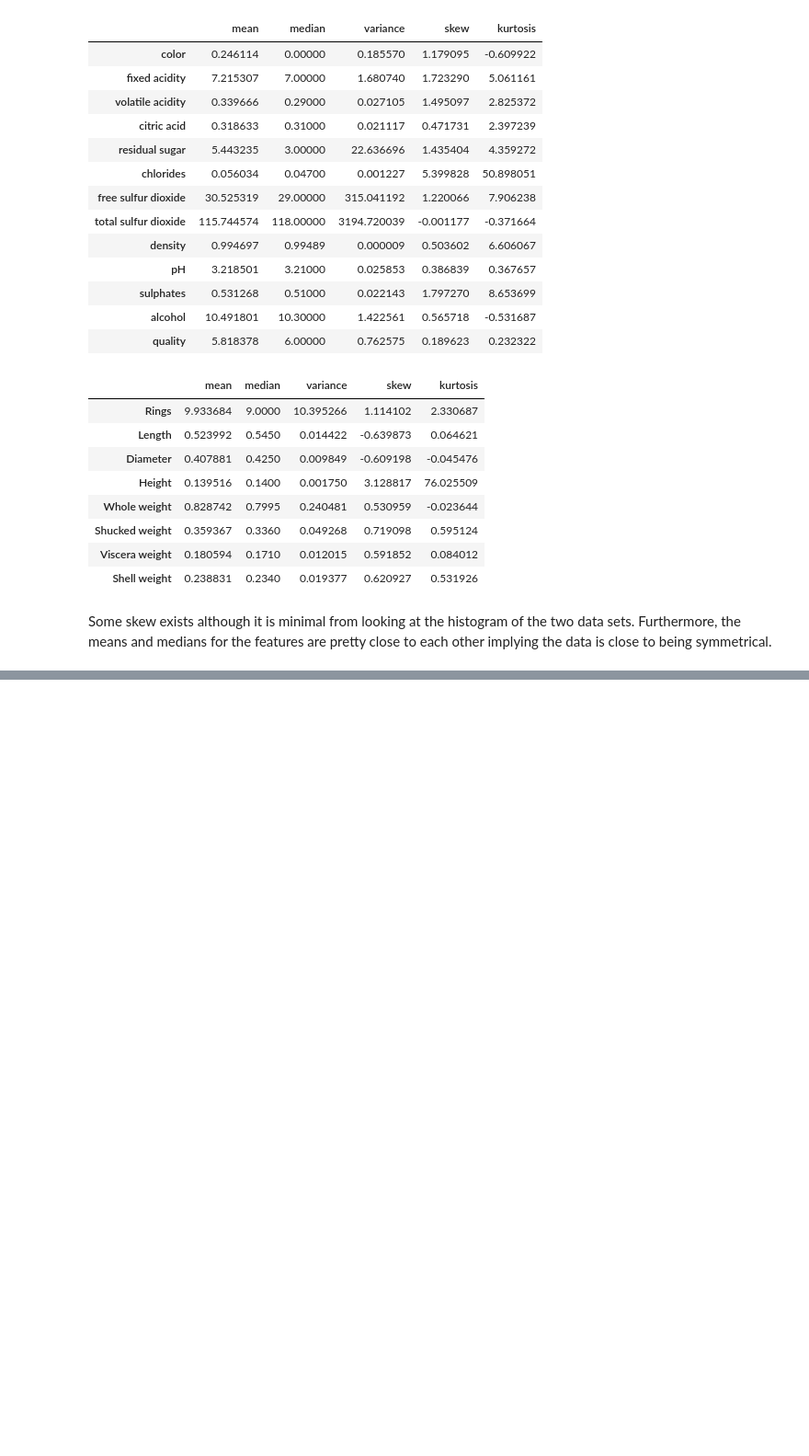
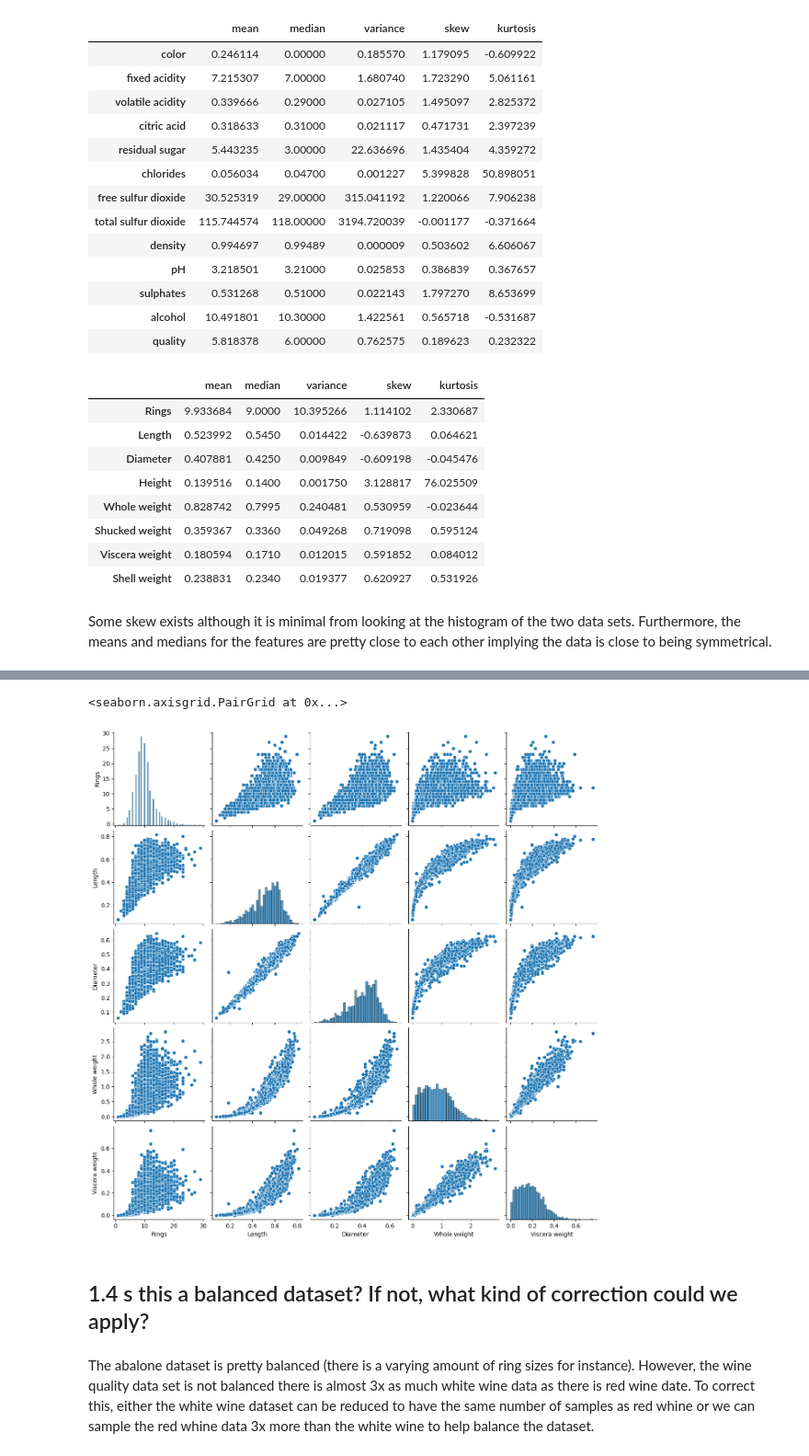
Before and after one commit to niiquaye/ECE457B, a Jupyter notebook: W25-asg1/assignment.ipynb, the cells around one changed output, grey strips where cells are left out. Shown at 92% size. Cells and saved outputs as stored; diff of their text form; code cells hidden in the pictures; blank space fills up the shorter version.

Commit message:
1.4 balanced dataset

```diff
--- a/W25-asg1/assignment.ipynb
+++ b/W25-asg1/assignment.ipynb
@@ -162,0 +173,9 @@ Some skew exists although it is minimal from looking at the histogram of the two
+# %%
+seaborn.pairplot(abalone_df.reset_index()[['Rings', 'Length', 'Diameter', 'Whole weight', 'Viscera weight']])
+# %% [output]
+<seaborn.axisgrid.PairGrid at 0x...>
+[figure, added]
+# %% [markdown]
+## 1.4 s this a balanced dataset? If not, what kind of correction could we apply?
+# %% [markdown]
+The abalone dataset is pretty balanced (there is a varying amount of ring sizes for instance). However, the wine quality data set is not balanced there is almost 3x as much white wine data as there is red wine date. To correct this, either the white wine dataset can be reduced to have the same number of samples as red whine or we can sample the red whine data 3x more than the white wine to help balance the dataset.
```
Also changed, not shown: parts of 3 cells of this notebook.
